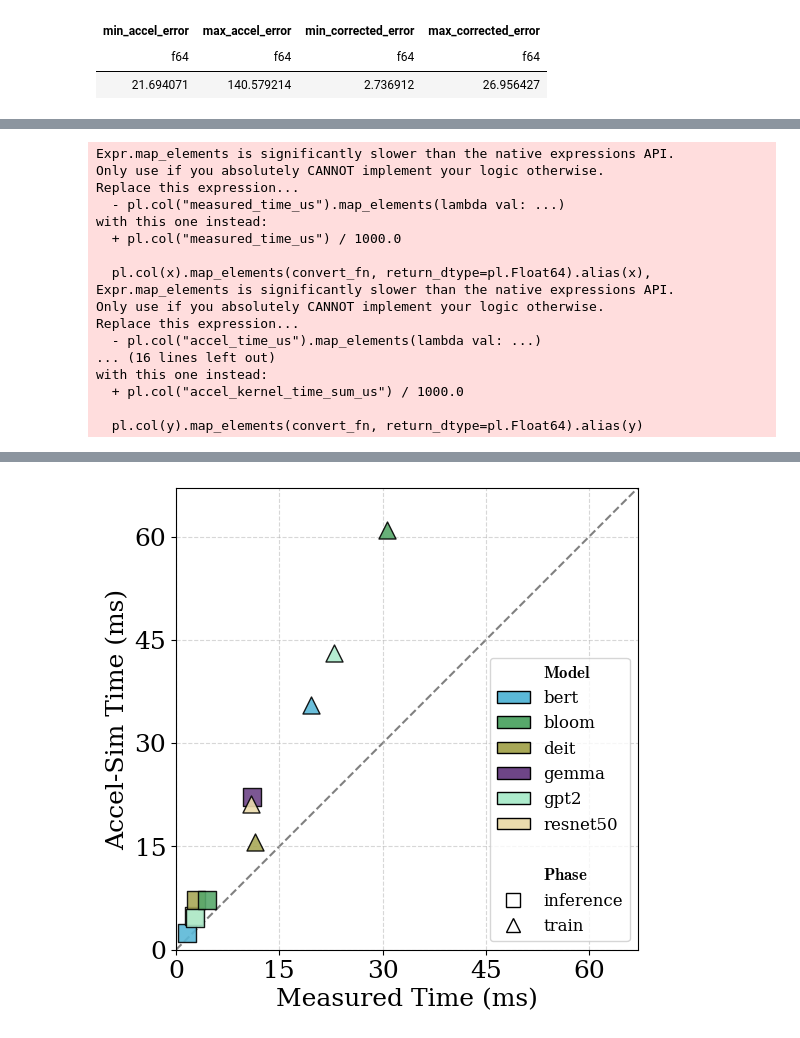
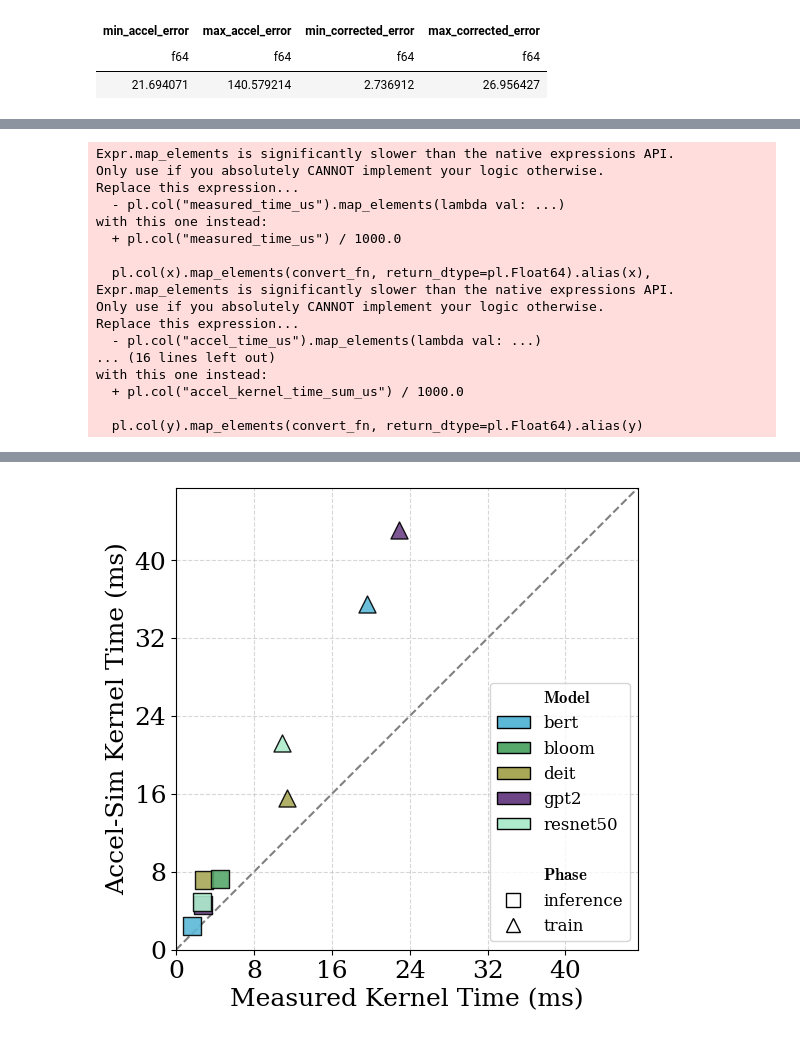
Before and after one commit to ice-rlab/accel-sim-framework-fork, a Jupyter notebook: FINAL_FIGURES.ipynb, the cells around one changed output, grey strips where cells are left out. Saved outputs shown, nothing was run; the diff lists cells and outputs as text; code cells hidden in the pictures.

```diff
--- a/FINAL_FIGURES.ipynb
+++ b/FINAL_FIGURES.ipynb
@@ -602,3 +588,5 @@ micro_time_comp = micro_time_measure_df.join(
     on="benchmark"
 )
 micro_time_comp
+micro_time_comp = micro_time_comp.filter(~(pl.col("benchmark") == "gemma-inference") &
+                                         ~(pl.col("benchmark") == "bloom-train"))
@@ -680,46 +653,46 @@ def plot_xy(df, x, y, x_label, y_label, convert_fn=None, legend_loc='lower right
         plt.tight_layout()
         plt.show()
 # %%
-# plot_xy(
-#     correct_df,
-#     'measured_power_W',
-#     'accel_power_W',
-#     "Measured Power (W)",
-#     "AccelWattch Power (W)",
-#     save=True,
-#     fig_num=1
-# )
-# plot_xy(
-#     correct_df,
-#     'measured_time_us',
-#     'accel_time_us',
-#     "Measured Time (ms)",
-#     "Accel-Sim Time (ms)",
-#     convert_fn=lambda val: val / 1000.0,
-#     legend_loc="upper left",
-#     save=True,
-#     fig_num=2
-# )
-# plot_xy(
-#     micro_time_comp,
-#     'measured_kernel_time_sum_us',
-#     'accel_kernel_time_sum_us',
-#     "Measured Time (ms)",
-#     "Accel-Sim Time (ms)",
-#     convert_fn=lambda val: val / 1000.0,
-#     save=True,
-#     fig_num=3
-# )
-# plot_xy(
-#     correct_df,
-#     'measured_power_W',
-#     'corrected_power_W',
-#     "Measured Power (W)",
-#     "Corrected Power (W)",
-#     legend_loc="upper left",
-#     save=True,
-#     fig_num=4
-# )
+plot_xy(
+    correct_df,
+    'measured_power_W',
+    'accel_power_W',
+    "Measured Power (W)",
+    "AccelWattch Power (W)",
+    save=True,
+    fig_num=1
+)
+plot_xy(
+    correct_df,
+    'measured_time_us',
+    'accel_time_us',
+    "Measured Total Time (ms)",
+    "Accel-Sim Total Time (ms)",
+    convert_fn=lambda val: val / 1000.0,
+    legend_loc="upper left",
+    save=True,
+    fig_num=2
+)
+plot_xy(
+    micro_time_comp,
+    'measured_kernel_time_sum_us',
+    'accel_kernel_time_sum_us',
+    "Measured Kernel Time (ms)",
+    "Accel-Sim Kernel Time (ms)",
+    convert_fn=lambda val: val / 1000.0,
+    save=True,
+    fig_num=3
+)
+plot_xy(
+    correct_df,
+    'measured_power_W',
+    'corrected_power_W',
+    "Measured Power (W)",
+    "Rebased Power (W)",
+    legend_loc="upper left",
+    save=True,
+    fig_num=4
+)
 # %% [output]
 Expr.map_elements is significantly slower than the native expressions API.
 Only use if you absolutely CANNOT implement your logic otherwise.
@@ -743 +716 @@ with this one instead:
-[figure, old version]
+[figure, new version]
```
Also changed, not shown: parts of 12 cells of this notebook, 4 other files.
